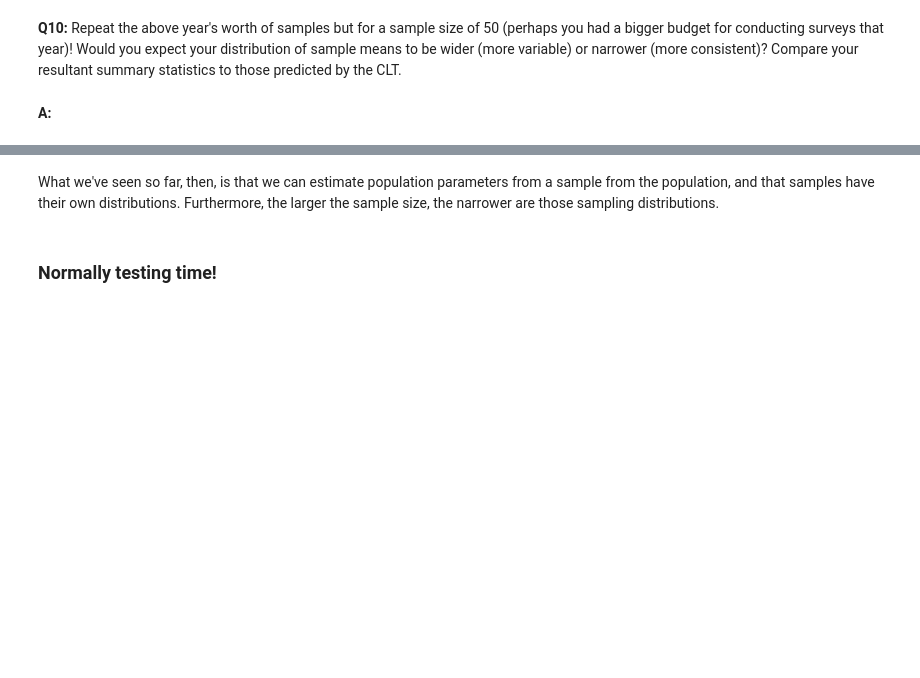
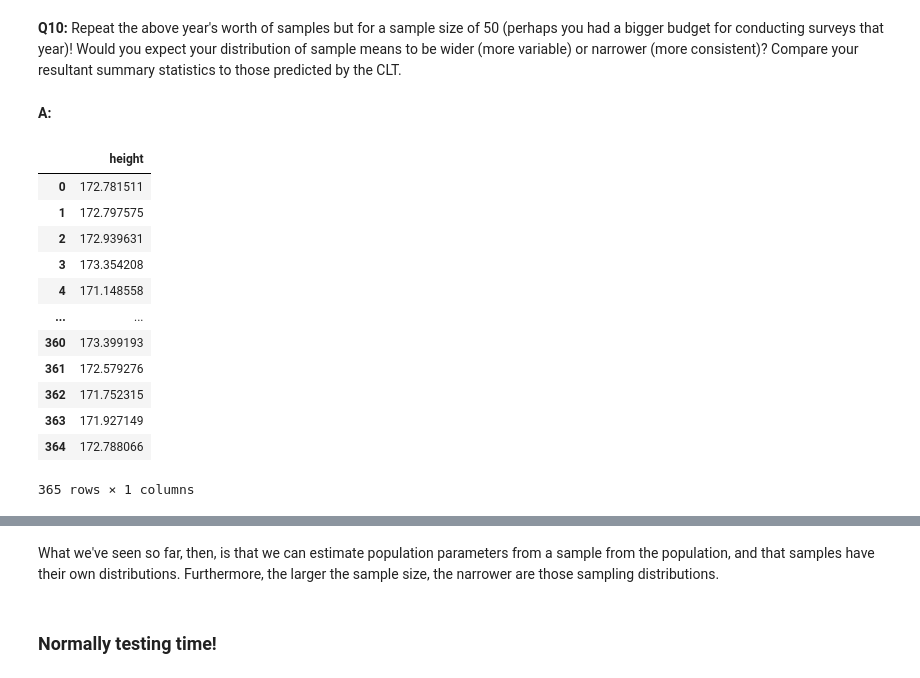
Before and after one commit to sabheen9/Frequentist-Case-Study, a Jupyter notebook: Frequentist Inference Case Study - Part A (3).ipynb, the cells around one changed output, grey strips where cells are left out. Saved outputs shown, nothing was run; the diff lists cells and outputs as text; code cells hidden in the pictures; blank space fills up the shorter version.

```diff
--- a/Frequentist Inference Case Study - Part A (3).ipynb
+++ b/Frequentist Inference Case Study - Part A (3).ipynb
@@ -267,0 +300,19 @@ seed(47)
+# %%
+seed(47)
+# take your samples here
+year_sample = pd.DataFrame({'height': [np.mean(townsfolk_sampler(50)) for i in range(365)]})
+year_sample
+# %% [output]
+|  | height |
+| 0 | 172.781511 |
+| 1 | 172.797575 |
+| 2 | 172.939631 |
+| 3 | 173.354208 |
+| 4 | 171.148558 |
+| ... | ... |
+| 360 | 173.399193 |
+| 361 | 172.579276 |
+| 362 | 171.752315 |
+| 363 | 171.927149 |
+| 364 | 172.788066 |
+365 rows × 1 columns
```
Also changed, not shown: parts of 17 cells of this notebook.
